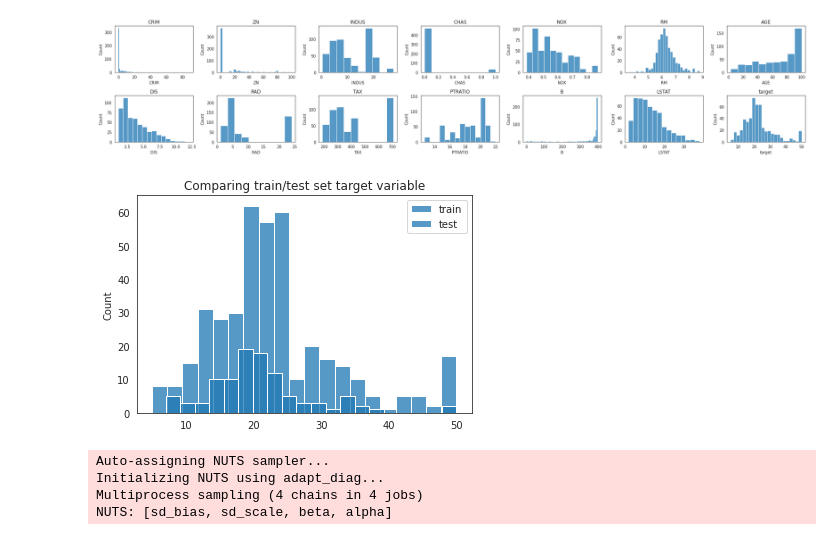
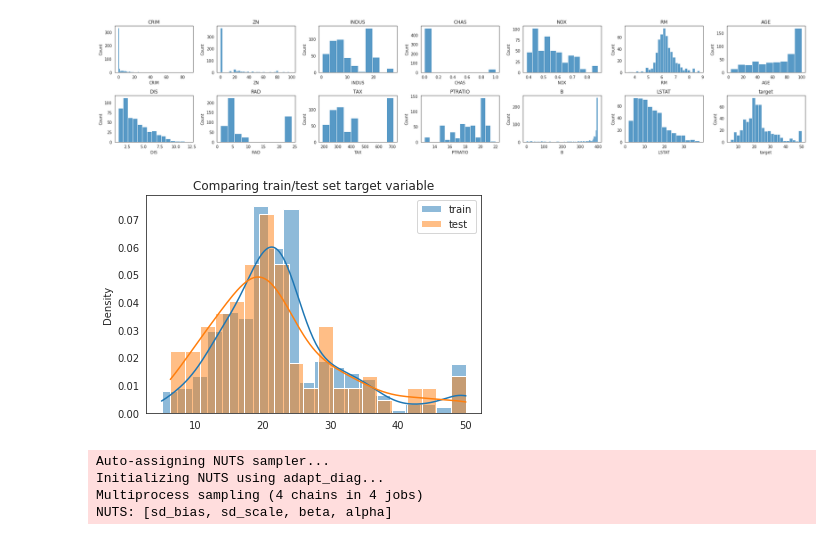
Before and after one commit to YuRiTan/prediction-uncertainty, a Jupyter notebook: notebooks/3.0_boston_housing_comparison.ipynb, the cells around one changed output. Drawn from its saved outputs; the diff is of its cells as text; code cells hidden in the pictures.

Commit message:
fix colors in histplot

```diff
--- a/notebooks/3.0_boston_housing_comparison.ipynb
+++ b/notebooks/3.0_boston_housing_comparison.ipynb
@@ -43,13 +43,13 @@ plt.tight_layout()
 # %% [output]
 [figure]
 # %%
-fig, ax = plt.subplots()
-sns.histplot(y_train, label='train', bins=20, color=cs[0], ax=ax)
-sns.histplot(y_test, label='test', bins=20, color=cs[1], ax=ax)
-ax.set_title('Comparing train/test set target variable')
-ax.legend();
+fig, ax = plt.subplots(1, 1)
+sns.histplot(y_train.flatten(), bins=20, label='train', alpha=.5, kde=True, stat='density', color=cs[0], ax=ax)
+sns.histplot(y_test.flatten(), bins=20, label='test', alpha=.5, kde=True, stat='density', color=cs[1], ax=ax)
+plt.title('Comparing train/test set target variable')
+plt.legend();
 # %% [output]
-[figure, old version]
+[figure, new version]
 # %%
 QUANTILES = create_quantiles(11, min_q=0.01, max_q=0.99)
 QRMCDN_params = {'input_size': x_train.shape[1], 'hidden_size': 128, 'dropout_p': 0.2, 'quantiles': QUANTILES, 'dropout_dim': 1}
```
